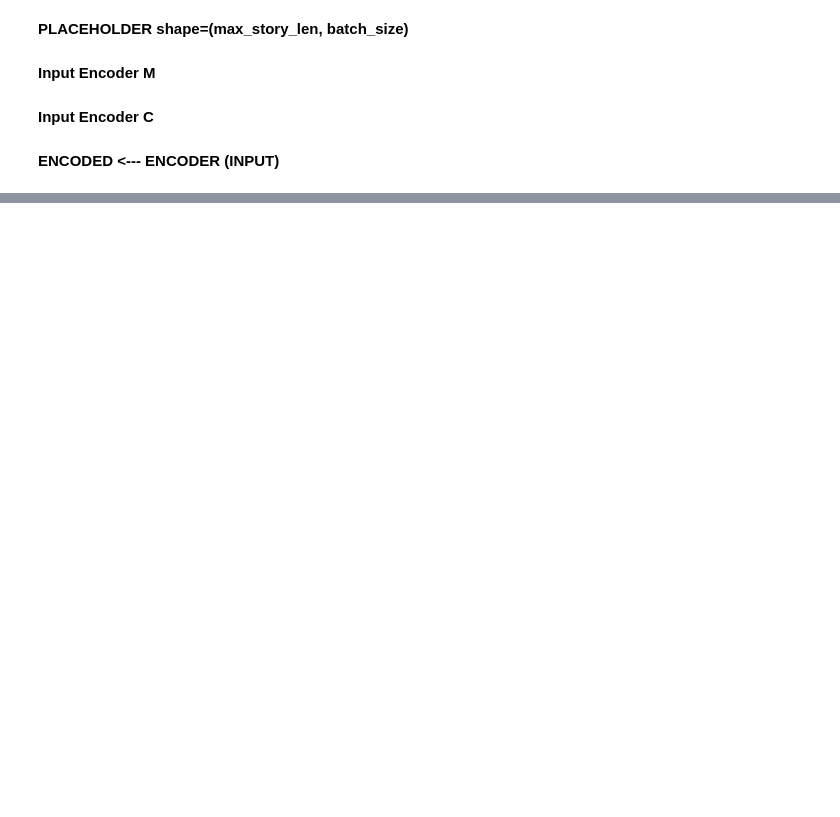
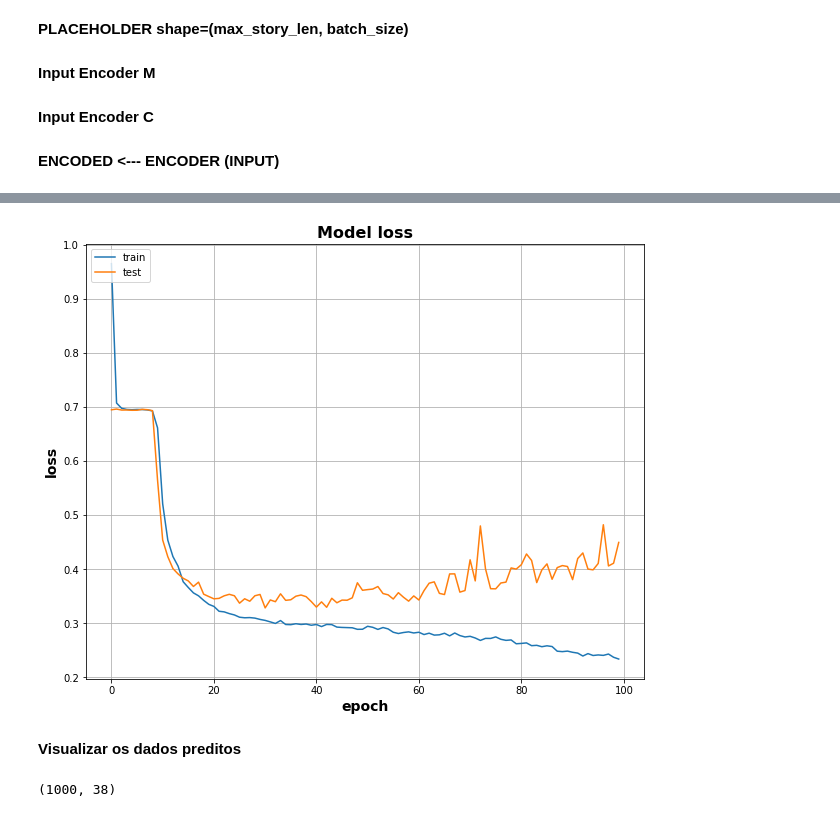
Before and after one commit to thiago2608santana/Natural_Language_Processing_with_Python, a Jupyter notebook: Chat_Bot.ipynb, the cells around one changed output, grey strips where cells are left out. Saved outputs shown, nothing was run; the diff lists cells and outputs as text; code cells hidden in the pictures; blank space fills up the shorter version.

```diff
--- a/Chat_Bot.ipynb
+++ b/Chat_Bot.ipynb
@@ -298,0 +364,11 @@ ________________________________________________________________________________
+# %%
+plt.figure(figsize=(10,8))
+plt.plot(history.history['loss'])
+plt.plot(history.history['val_loss'])
+plt.title('Model loss', fontsize=16, fontweight='bold')
+plt.ylabel('loss', fontsize=14, fontweight='bold')
+plt.xlabel('epoch', fontsize=14, fontweight='bold')
+plt.legend(['train', 'test'], loc='upper left')
+plt.grid()
+# %% [output]
+[figure, added]
@@ -298,0 +377,6 @@ ________________________________________________________________________________
+# %% [markdown]
+**Visualizar os dados preditos**
+# %%
+pred_results.shape
+# %% [output]
+(1000, 38)
```
Also changed, not shown: parts of 49 cells of this notebook.
